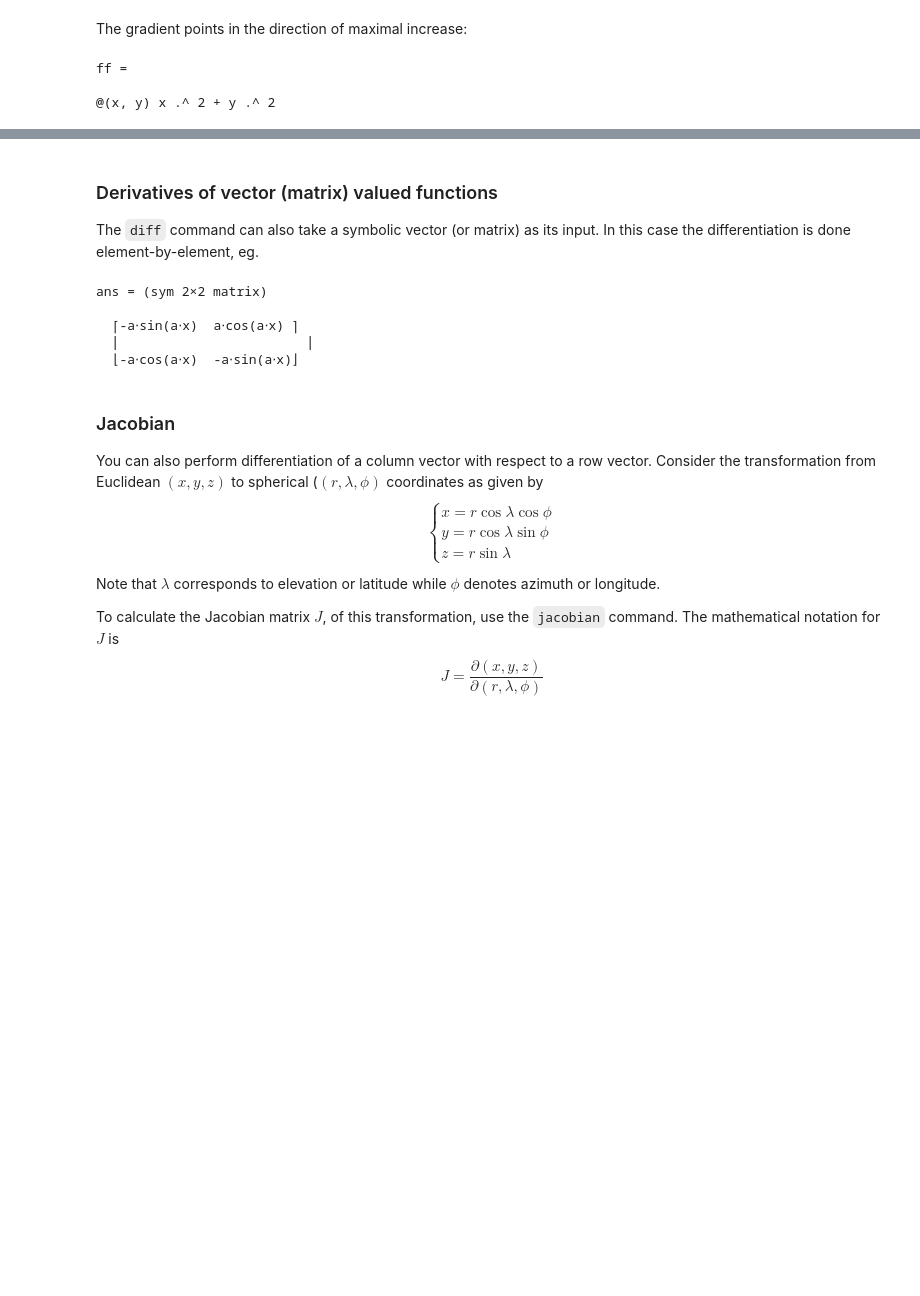
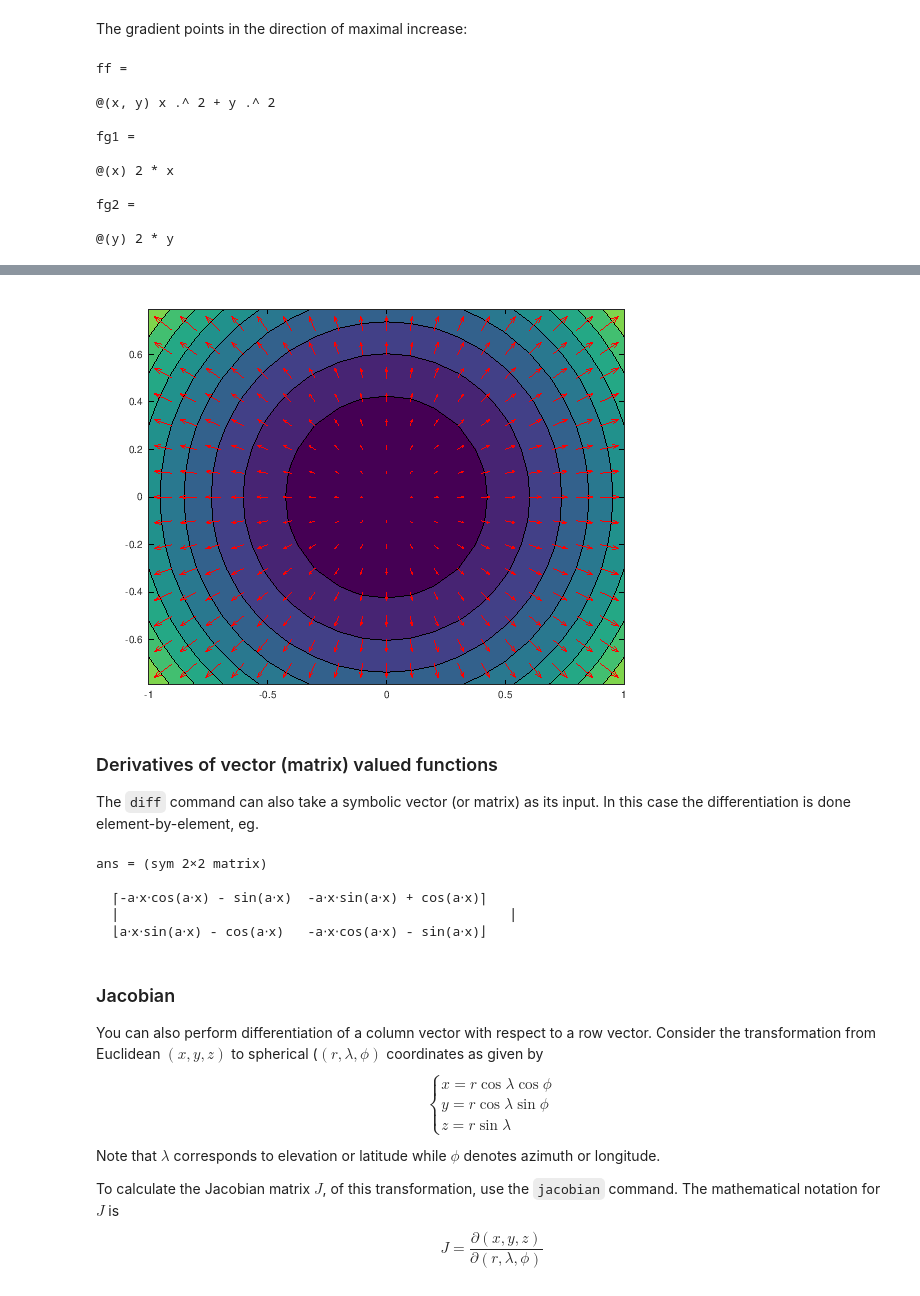
Before and after one commit to BenLauwens/ES115, a Jupyter notebook: Lectures/Lecture 7. Symbolic calculus.ipynb, the cells around one changed output, grey strips where cells are left out. Drawn from its saved outputs; the diff is of its cells as text; code cells hidden in the pictures; blank space fills up the shorter version.

```diff
--- a/Lectures/Lecture 7. Symbolic calculus.ipynb
+++ b/Lectures/Lecture 7. Symbolic calculus.ipynb
@@ -346,7 +348,7 @@ $$\nabla f=\begin{bmatrix}
 # %%
 syms x y
-f = x^2 + y^2;
-gradf = gradient(f)
+f = x^2+y^2;
+gradf = gradient(f, [x;y])
 # %% [output]
 gradf = (sym 2×1 matrix)
 
@@ -361,10 +363,18 @@ ff = matlabFunction(f)
 contourf(X, Y, ff(X,Y))
 axis equal
 hold on
-fg1 = matlabFunction(gradf(1)); % convert symbolic function to a MATLAB function
-fg2 = matlabFunction(gradf(2));
+fg1 = matlabFunction(gradf(1)) % convert symbolic function to a MATLAB function
+fg2 = matlabFunction(gradf(2))
 quiver(X, Y, fg1(X), fg2(Y),'linewidth', 2, 'color', 'red');
 # %% [output]
 ff =
 
 @(x, y) x .^ 2 + y .^ 2
+
+fg1 =
+
+@(x) 2 * x
+
+fg2 =
+
+@(y) 2 * y
@@ -372,3 +381,4 @@ ff =
+[figure, added]
 # %% [markdown]
 ### Derivatives of vector (matrix) valued functions
 
@@ -376,13 +386,13 @@ The `diff` command can also take a symbolic vector (or matrix) as its input. In
 # %%
 syms a x
 A = [cos(a*x), sin(a*x); -sin(a*x), cos(a*x)];
-diff(A)
+diff(diff(A, a),x)
 # %% [output]
 ans = (sym 2×2 matrix)
 
-  ⎡-a⋅sin(a⋅x)  a⋅cos(a⋅x) ⎤
-  ⎢                        ⎥
-  ⎣-a⋅cos(a⋅x)  -a⋅sin(a⋅x)⎦
+  ⎡-a⋅x⋅cos(a⋅x) - sin(a⋅x)  -a⋅x⋅sin(a⋅x) + cos(a⋅x)⎤
+  ⎢                                                  ⎥
+  ⎣a⋅x⋅sin(a⋅x) - cos(a⋅x)   -a⋅x⋅cos(a⋅x) - sin(a⋅x)⎦
 # %% [markdown]
 ### Jacobian
 
```
Also changed, not shown: parts of 17 cells of this notebook, 1 other file.
